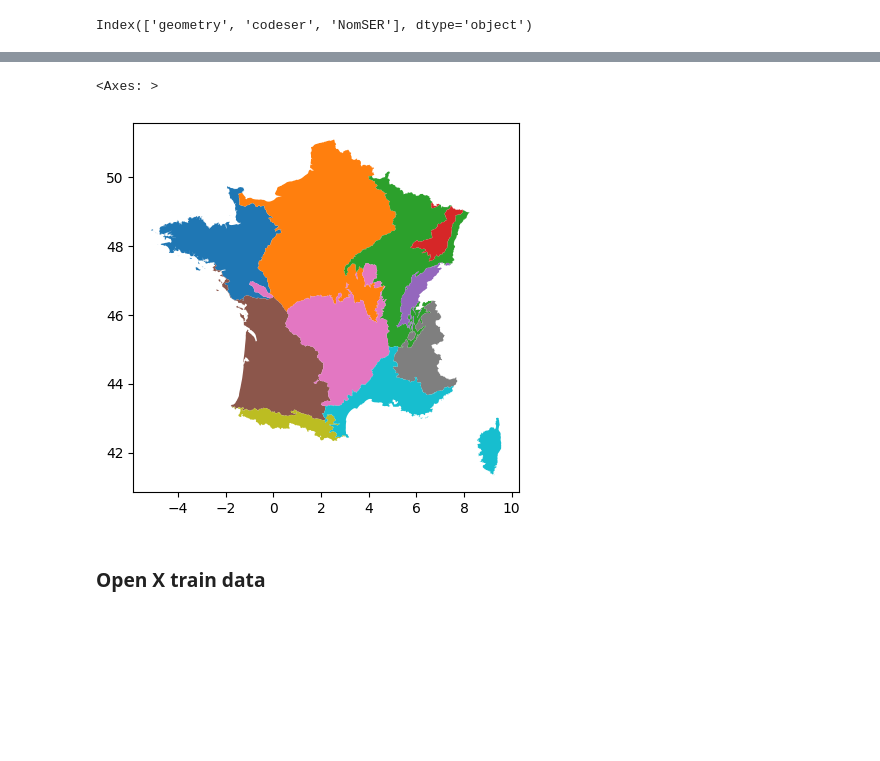
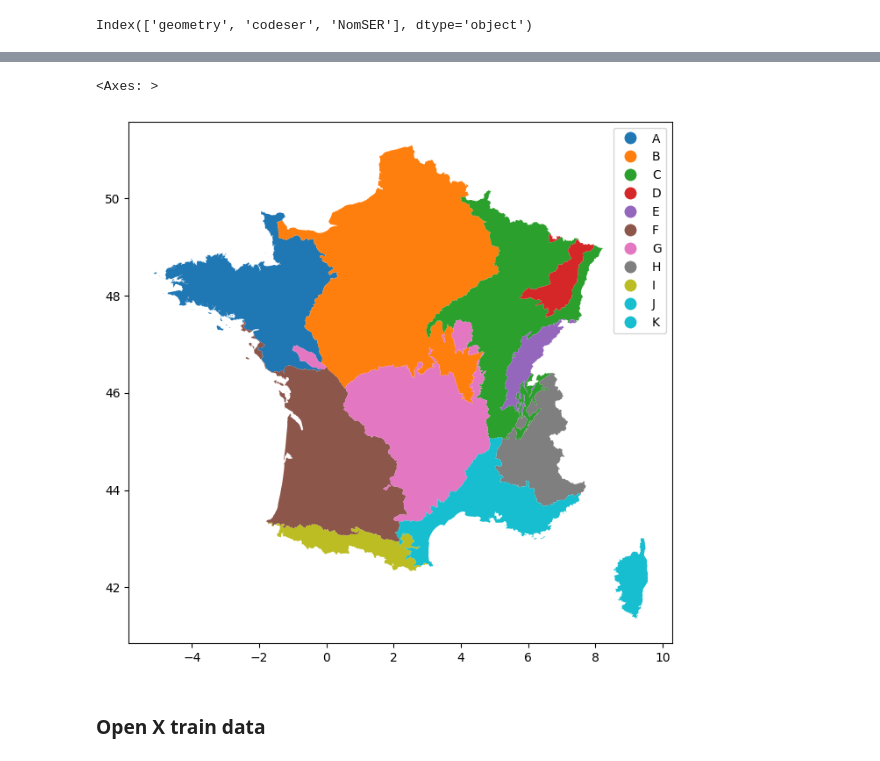
Before and after one commit to emanuel-gf/PlantNet-Species-ML-Project, a Jupyter notebook: ecoregions.ipynb, the cells around one changed output, grey strips where cells are left out. Saved outputs shown, nothing was run; the diff lists cells and outputs as text; code cells hidden in the pictures; blank space fills up the shorter version.

```diff
--- a/ecoregions.ipynb
+++ b/ecoregions.ipynb
@@ -35,8 +77,10 @@ Index(['geometry', 'codeser', 'NomSER'], dtype='object')
 # %%
-ecogdf_4326.plot(column=ecogdf_4326.index)
+ecogdf_4326.plot(column=ecogdf_4326.index,
+                 legend=True,
+                 figsize=(8,8))
 # %% [output]
 <Axes: >
-[figure, old version]
+[figure, new version]
 # %% [markdown]
 ### Open X train data
 # %%
```
Also changed, not shown: parts of 19 cells of this notebook, 3 other files.
